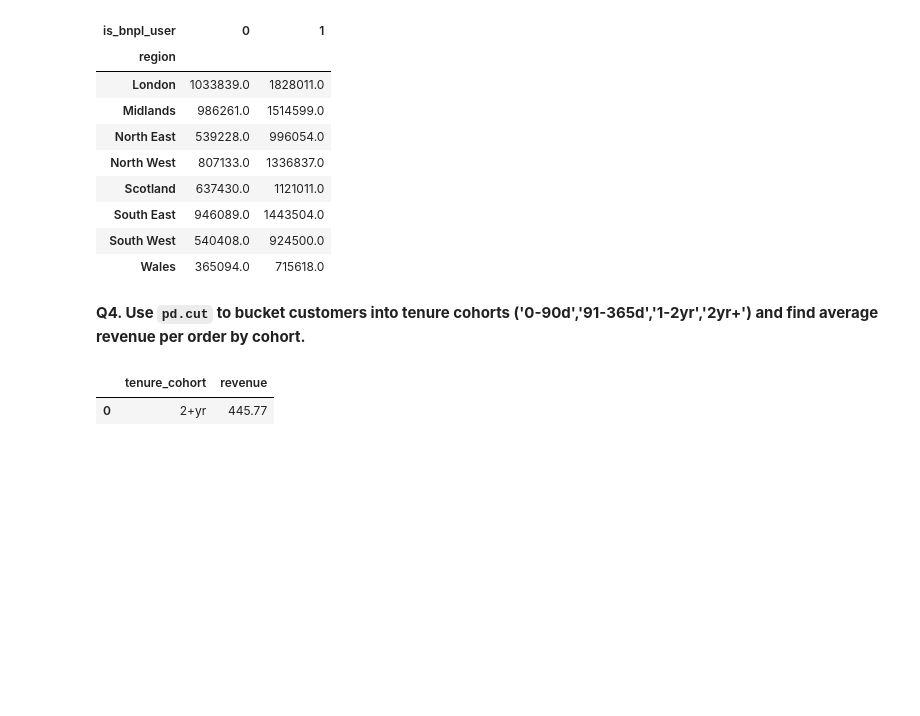
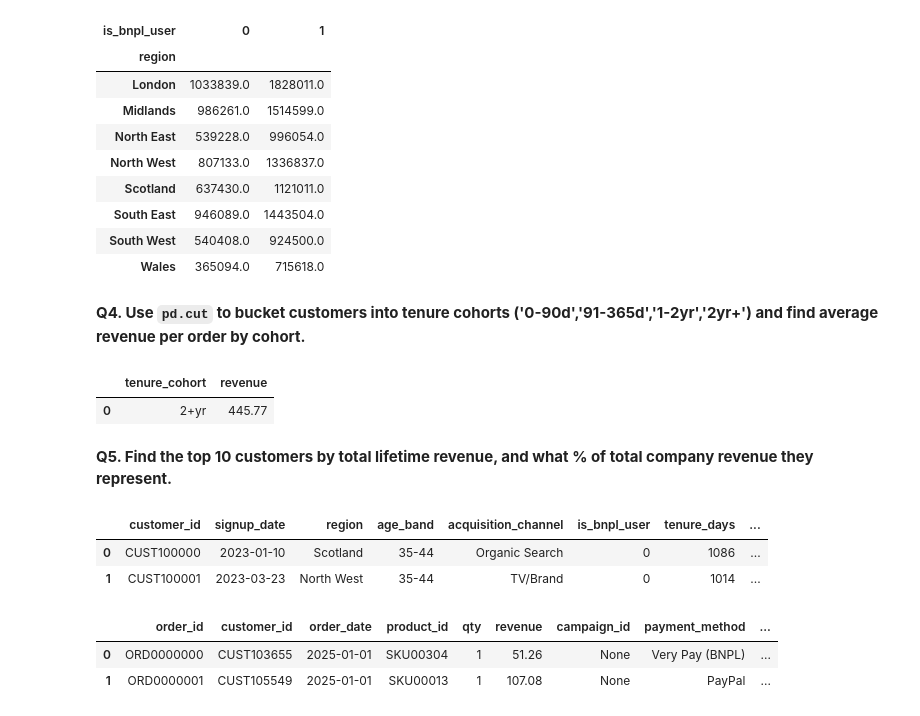
Before and after one commit to AjwarCk/py_ecommerce_eda, a Jupyter notebook: py_eda_campaign_analysis.ipynb, the cells around one changed output. Cells and saved outputs as stored; diff of their text form; code cells hidden in the pictures; blank space fills up the shorter version.

Commit message:
add: pandas Q5-top10 customers and their contributions

```diff
--- a/py_eda_campaign_analysis.ipynb
+++ b/py_eda_campaign_analysis.ipynb
@@ -428,3 +428,17 @@ orders_c.groupby('tenure_cohort', as_index=False, observed=True)['revenue'].mean
 # %% [output]
 |  | tenure_cohort | revenue |
 | 0 | 2+yr | 445.77 |
+# %% [markdown]
+**Q5. Find the top 10 customers by total lifetime revenue, and what % of total company revenue they represent.**
+# %%
+customers.head(2)
+# %% [output]
+|  | customer_id | signup_date | region | age_band | acquisition_channel | is_bnpl_user | tenure_days | ... |
+| 0 | CUST100000 | 2023-01-10 | Scotland | 35-44 | Organic Search | 0 | 1086 | ... |
+| 1 | CUST100001 | 2023-03-23 | North West | 35-44 | TV/Brand | 0 | 1014 | ... |
+# %%
+orders.head(2)
+# %% [output]
+|  | order_id | customer_id | order_date | product_id | qty | revenue | campaign_id | payment_method | ... |
+| 0 | ORD0000000 | CUST103655 | 2025-01-01 | SKU00304 | 1 | 51.26 | None | Very Pay (BNPL) | ... |
+| 1 | ORD0000001 | CUST105549 | 2025-01-01 | SKU00013 | 1 | 107.08 | None | PayPal | ... |
```
Also changed, not shown: parts of 1 cell of this notebook.
